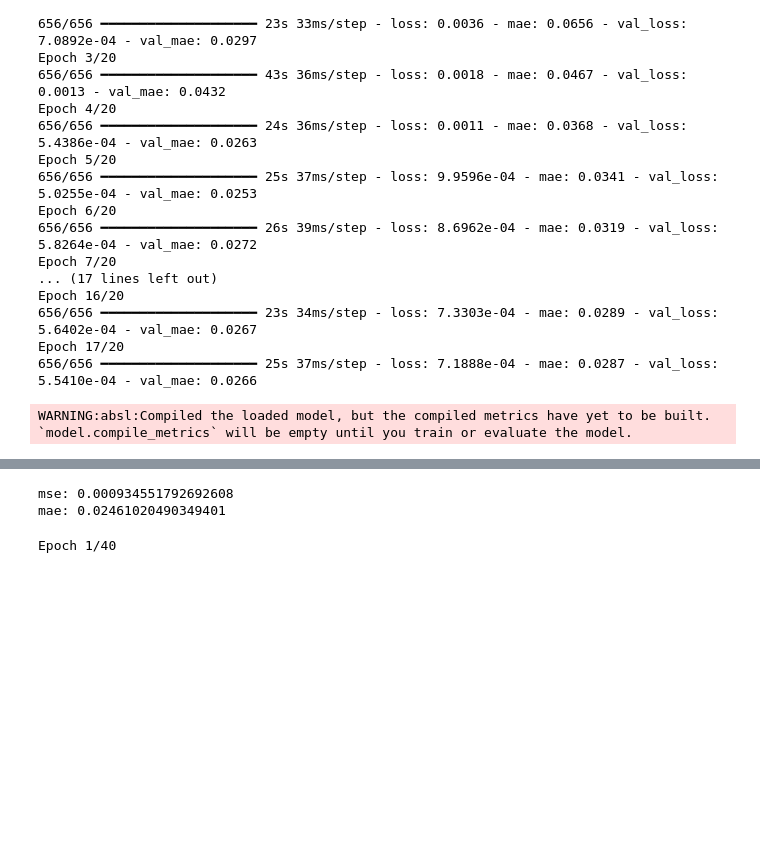
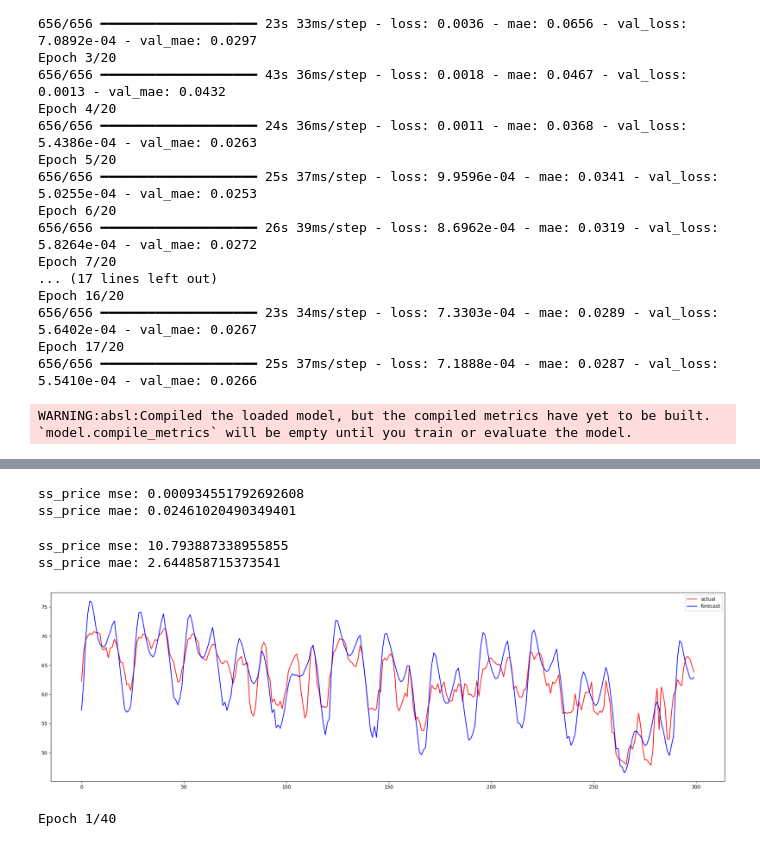
Before and after one commit to Jackson00Han/Time-Series-Training, a Jupyter notebook: Copy_of_multivariate_time_series.ipynb, the cells around one changed output, grey strips where cells are left out. Drawn from its saved outputs; the diff is of its cells as text; code cells hidden in the pictures; blank space fills up the shorter version.

```diff
--- a/Copy_of_multivariate_time_series.ipynb
+++ b/Copy_of_multivariate_time_series.ipynb
@@ -617,15 +596,38 @@ plt.show()
 [figure]
 # %%
-price_mse = mean_squared_error(price_actual, price_forecast[:-1])
-price_mae = mean_absolute_error(price_actual, price_forecast[:-1])
+ss_price_mse = mean_squared_error(price_actual, price_forecast[:-1])
+ss_price_mae = mean_absolute_error(price_actual, price_forecast[:-1])
 
-print(f'mse: {price_mse}')
-print(f'mae: {price_mae}')
+print(f'ss_price mse: {ss_price_mse}')
+print(f'ss_price mae: {ss_price_mae}')
 
 #single_step_single_output_price_model.save('single step single output price model.h5')
 # %% [output]
-mse: 0.000934551792692608
-mae: 0.02461020490349401
+ss_price mse: 0.000934551792692608
+ss_price mae: 0.02461020490349401
+# %%
+# Use the price_scaler to inverse transform the predicted values
+price_forecast_original_scale = price_scaler.inverse_transform(price_forecast)
+
+price_actual =  valid.iloc[window_size:]['price actual'].to_list()
+
+ss_original_price_mse = mean_squared_error(price_actual, price_forecast_original_scale[:-1])
+ss_original_price_mae = mean_absolute_error(price_actual, price_forecast_original_scale[:-1])
+
+print(f'ss_price mse: {ss_original_price_mse}')
+print(f'ss_price mae: {ss_original_price_mae}')
+# %% [output]
+ss_price mse: 10.793887338955855
+ss_price mae: 2.644858715373541
+# %%
+fig, ax = plt.subplots(figsize=(20,6))
+ax.plot(price_actual[200:500], c='red', label='actual')
+ax.plot(price_forecast_original_scale[200:500], c= 'blue', label='forecast')
+plt.legend()
+plt.tight_layout()
+plt.show()
+# %% [output]
+[figure, added]
 # %%
 # Load
 def create_uncompiled_load_model():
```
Also changed, not shown: parts of 68 cells of this notebook.
